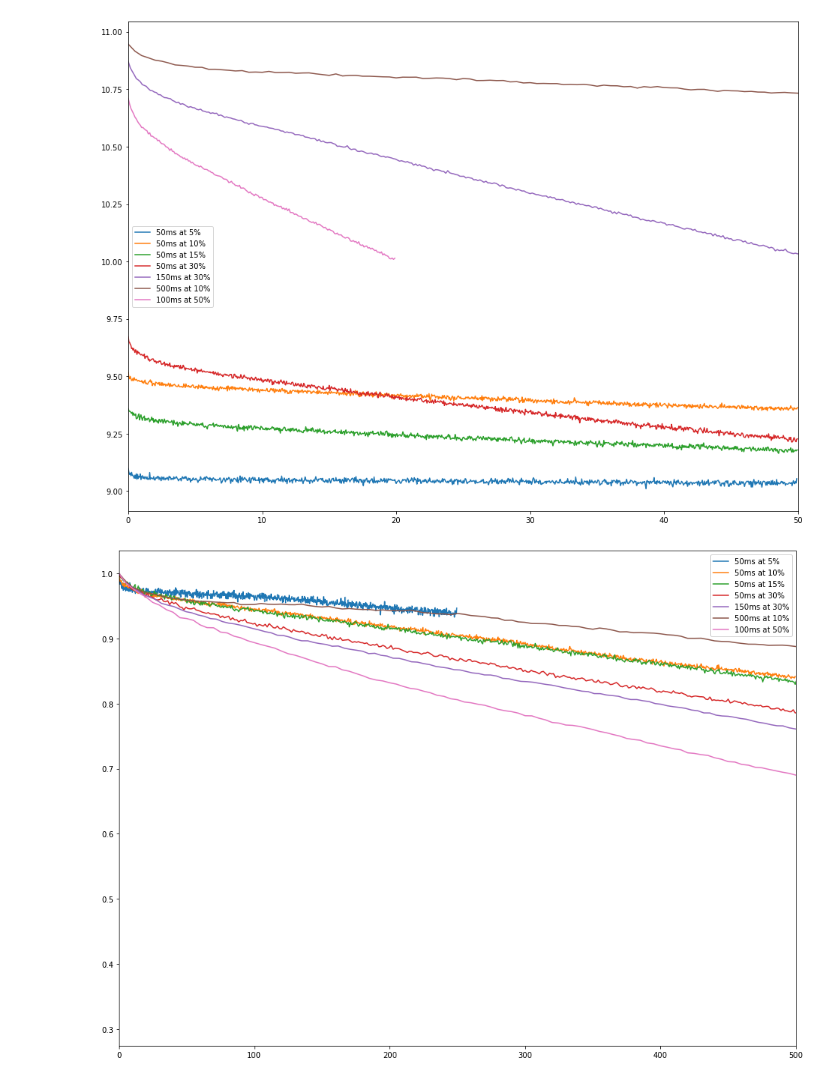
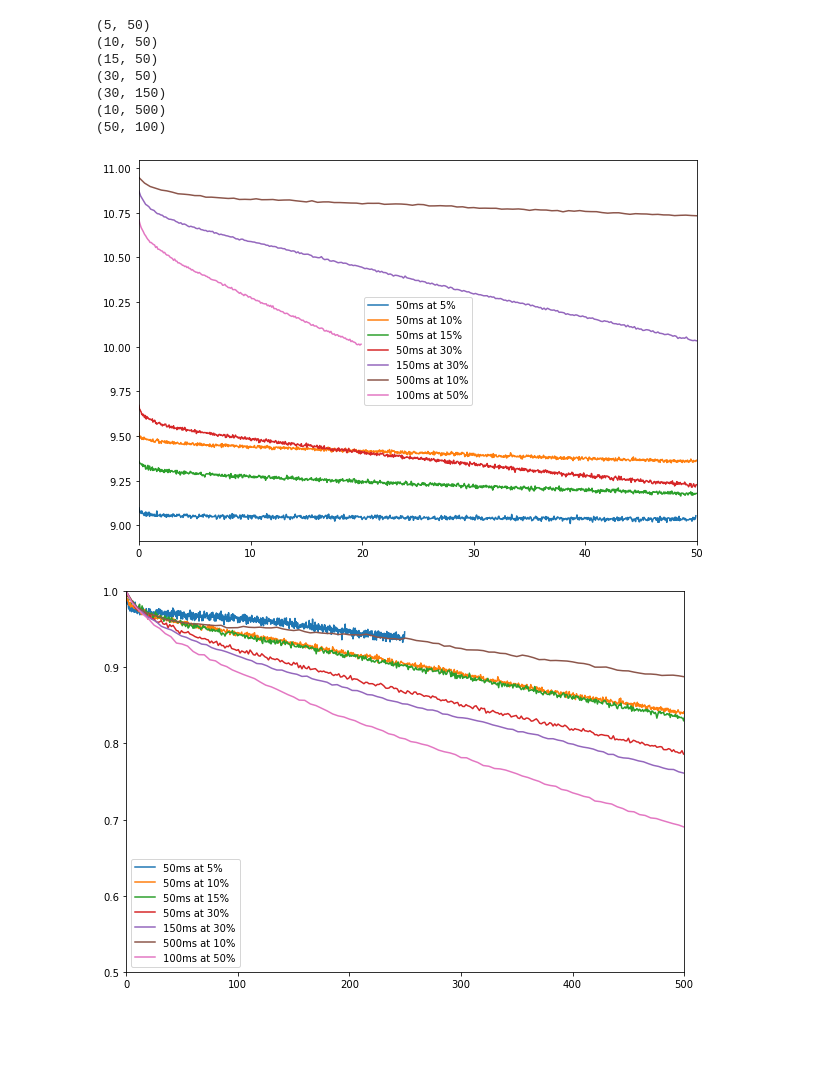
Before and after one commit to czbiohub-sf/2021-opencell-microscopy-automation, a Jupyter notebook: notebooks/2020-02-20_bleaching-tests.ipynb, the cells around one changed output. Saved outputs shown, nothing was run; the diff lists cells and outputs as text; code cells hidden in the pictures; blank space fills up the shorter version.

```diff
--- a/notebooks/2020-02-20_bleaching-tests.ipynb
+++ b/notebooks/2020-02-20_bleaching-tests.ipynb
@@ -35,12 +29,7 @@ def calc_percentiles(stack, percentile):
 # %%
 def generate_naive_mean_profiles(exposure):
     im = tifffile.imread(get_filename(*exposure))
-    profile = im[im > 600].mean(axis=2).mean(axis=1)
-    return profile
-
-def generate_percentile_profiles(exposure):
-    im = tifffile.imread(get_filename(*exposure))
-    profile = calc_percentiles(im, 95)
+    profile = im.mean(axis=2).mean(axis=1)
     return profile
 
 def generate_masked_mean_profiles(exposure):
@@ -72,4 +61,4 @@ plt.imshow(mask)
 mean_profiles = {}
 for exposure in exposures:
     print(exposure)
-    mean_profiles[exposure] = generate_mean_profiles(exposure)
+    mean_profiles[exposure] = generate_naive_mean_profiles(exposure)
@@ -78,27 +75,41 @@ masked_mean_profiles = {}
 for exposure in exposures:
     print(exposure)
     masked_mean_profiles[exposure] = generate_masked_mean_profiles(exposure)
+# %% [output]
+(5, 50)
+(10, 50)
+(15, 50)
+(30, 50)
+(30, 150)
+(10, 500)
+(50, 100)
 # %%
 # mean profiles
-plt.figure(figsize=(16, 12))
+plt.figure(figsize=(10, 7))
 for exposure in exposures:
     laser_power, exposure_time = exposure
     profile = np.array(mean_profiles[exposure])
-    plt.plot(np.arange(len(profile)) * (exposure_time/1000), np.log2(profile/1), label='%dms at %s%%' % (exposure_time, laser_power))
+    plt.plot(
+        np.arange(len(profile)) * (exposure_time/1000),
+        np.log2(profile/1),
+        label='%dms at %s%%' % (exposure_time, laser_power))
     plt.legend()
     plt.gca().set_xlim([0, 50])
     # plt.gca().set_ylim([-.5, 0])
 # %% [output]
-[figure, old version]
+[figure, new version]
 # %%
 # mean profiles of masked images
-plt.figure(figsize=(16, 12))
+plt.figure(figsize=(10, 7))
 for exposure in exposures:
     laser_power, exposure_time = exposure
     profile = np.array(masked_mean_profiles[exposure])
-    plt.plot(np.arange(len(profile)) * (exposure_time/1000) * laser_power, profile/profile[0], label='%dms at %s%%' % (exposure_time, laser_power))
+    plt.plot(
+        np.arange(len(profile)) * (exposure_time/1000) * laser_power,
+        profile/profile[0],
+        label='%dms at %s%%' % (exposure_time, laser_power))
     plt.legend()
     plt.gca().set_xlim([0, 500])
-    # plt.gca().set_ylim([-.5, 0])
+    plt.gca().set_ylim([.5, 1])
 # %% [output]
-[figure, old version]
+[figure, new version]
```
Also changed, not shown: parts of 4 cells of this notebook, 2 other files.
